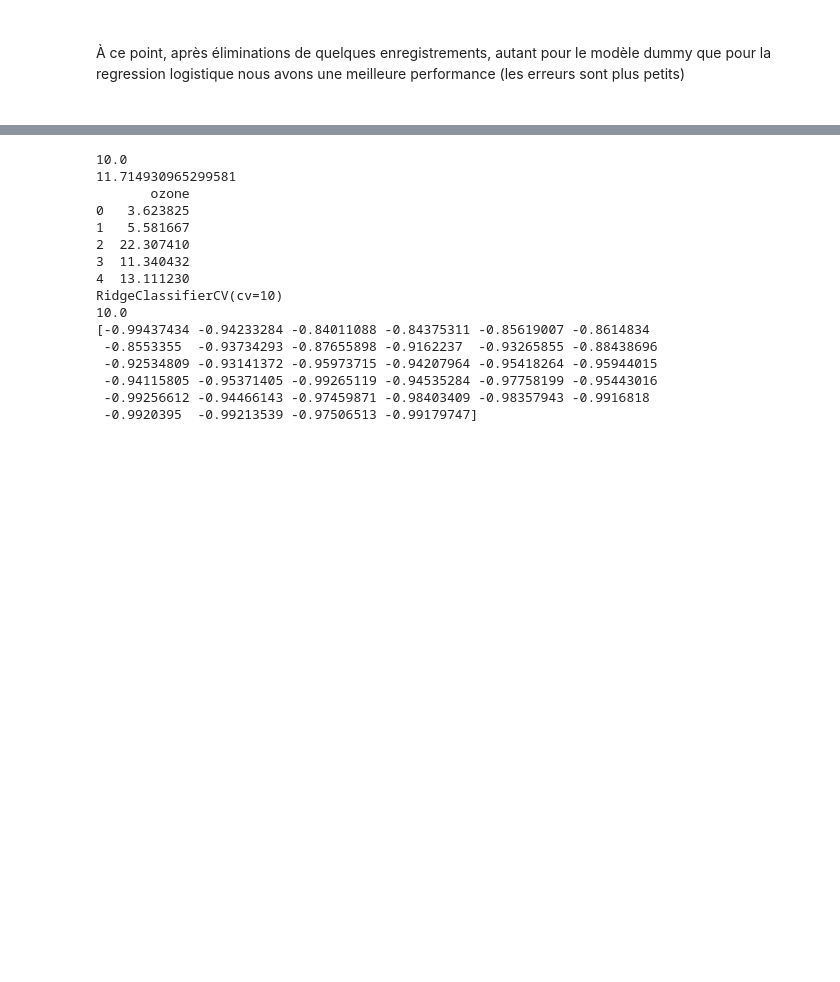
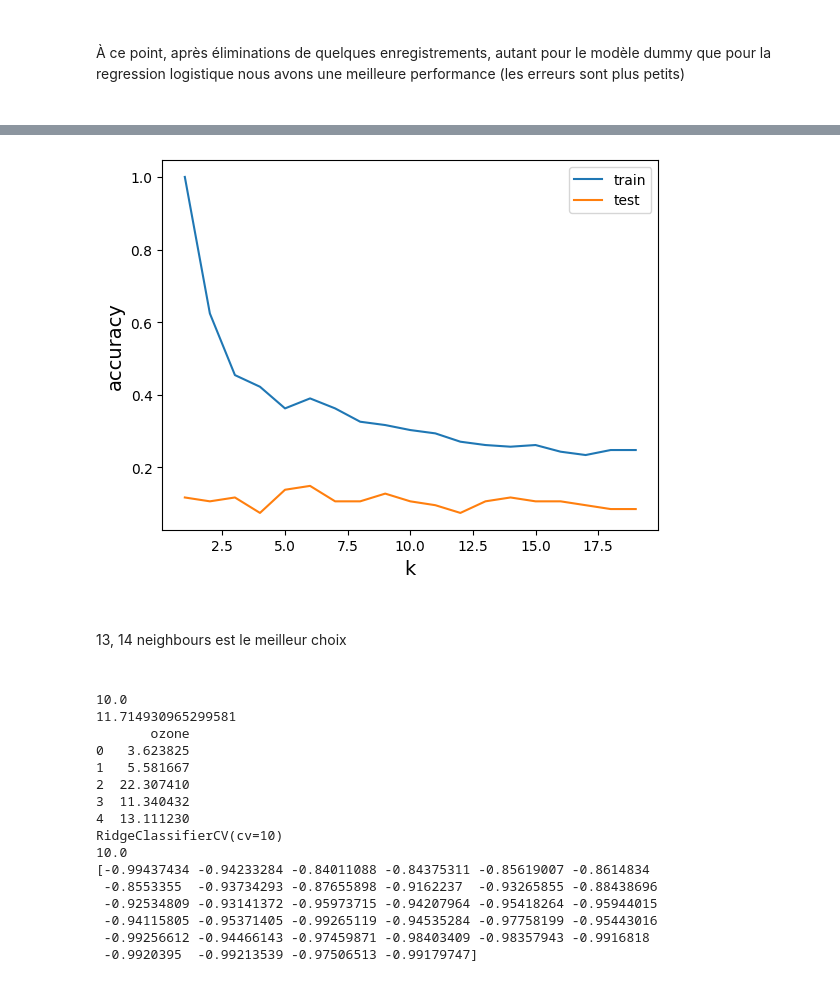
Before and after one commit to rennyatwork/CegepSteFoy_IA, a Jupyter notebook: 05_MachineLearning/TP01/tp01_v03.ipynb, the cells around one changed output, grey strips where cells are left out. Drawn from its saved outputs; the diff is of its cells as text; code cells hidden in the pictures; blank space fills up the shorter version.

```diff
--- a/05_MachineLearning/TP01/tp01_v03.ipynb
+++ b/05_MachineLearning/TP01/tp01_v03.ipynb
@@ -92,7 +93,7 @@ def get_dfX_dfY(pColY='ozone', pDf=donnee):
     dfY = pDf[pColY].copy()
 
     ## seulement les variables X
-    dfX = pDf.loc[:, ~pDf.columns.isin([col_y])].copy()
+    dfX = pDf.loc[:, ~pDf.columns.isin([pColY])].copy()
 
     return dfX, dfY
 # %%
@@ -272,7 +273,7 @@ nbOccur = 3
 dfExcl = pd.DataFrame( dfY.value_counts().apply(lambda x : x<=nbOccur).loc[lambda x: x==True].reset_index(name='isOut'))
 
 # index est la 'première' colonne d'une series
-newDf = donnee[~donnee[col_y].isin(dfExcl['index'].to_list())]
+newDf = donnee[~donnee['ozone'].isin(dfExcl['index'].to_list())]
 
 #len(newDf)
 #newDf.columns
@@ -341,3 +414,31 @@ Name: ozone, dtype: int64
+# %%
+def plot_graph_knn( pMaxRangeNeighbours=20, pDfX=newDfX, pDfY=newDfY):
+    X_train, X_test, y_train, y_test = train_test_split(pDfX, pDfY, test_size=0.3, shuffle=True)
+    history = defaultdict(list)
+    for k in tqdm(range(1,pMaxRangeNeighbours)):
+        neigh = KNeighborsClassifier(n_neighbors=k)
+        neigh.fit(X_train, y_train)
+        score_train = neigh.score(X_train, y_train)
+        score_test = neigh.score(X_test, y_test)
+        history['train'].append( score_train )
+        history['test'].append( score_test )
+
+    f, ax = plt.subplots(1,1)
+    ax.plot(range(1,pMaxRangeNeighbours),history['train'], label="train")
+    ax.plot(range(1,pMaxRangeNeighbours), history['test'], label="test")
+    ax.set_xlabel('k', fontsize=14)
+    ax.set_ylabel('accuracy', fontsize=14)
+    ax.legend()
+# %%
+plot_graph_knn()
+# %% [output]
+[figure, added]
+# %% [markdown]
+####
+
+13, 14 neighbours est le meilleur choix
+
+####
 # %%
 from sklearn import linear_model
 from sklearn.linear_model import RidgeClassifierCV
```
Also changed, not shown: parts of 17 cells of this notebook, 1 other file.
